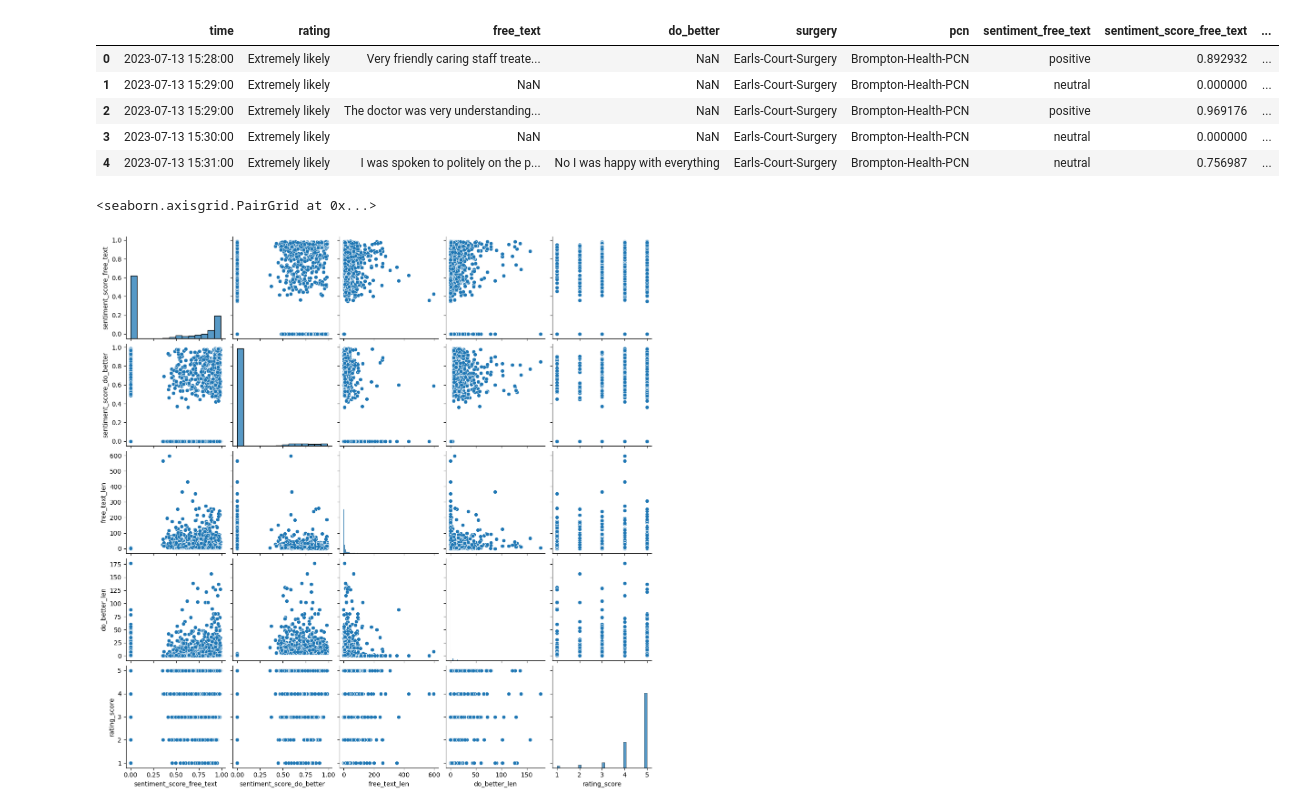
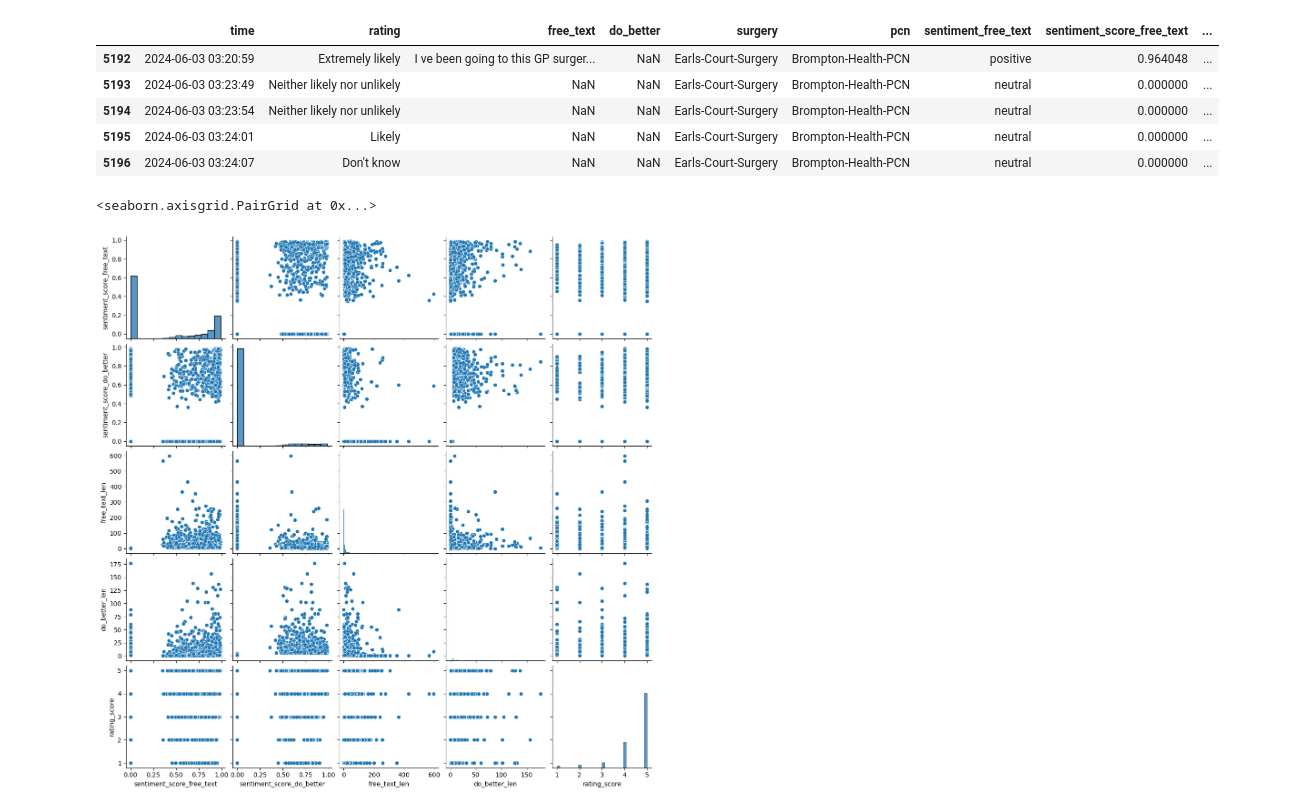
Before and after one commit to janduplessis883/ai-medreview, a Jupyter notebook: notebooks/Untitled.ipynb, the cells around one changed output. Cells and saved outputs as stored; diff of their text form; code cells hidden in the pictures.

```diff
--- a/notebooks/Untitled.ipynb
+++ b/notebooks/Untitled.ipynb
@@ -4,14 +4,14 @@ import seaborn as sns
 import matplotlib.pyplot as plt
 # %%
 data = pd.read_csv('../ai_medreview/data/data.csv')
-data.head()
+data.tail()
 # %% [output]
 |  | time | rating | free_text | do_better | surgery | pcn | sentiment_free_text | sentiment_score_free_text | ... |
-| 0 | 2023-07-13 15:28:00 | Extremely likely | Very friendly caring staff treate... | NaN | Earls-Court-Surgery | Brompton-Health-PCN | positive | 0.892932 | ... |
-| 1 | 2023-07-13 15:29:00 | Extremely likely | NaN | NaN | Earls-Court-Surgery | Brompton-Health-PCN | neutral | 0.000000 | ... |
-| 2 | 2023-07-13 15:29:00 | Extremely likely | The doctor was very understanding... | NaN | Earls-Court-Surgery | Brompton-Health-PCN | positive | 0.969176 | ... |
-| 3 | 2023-07-13 15:30:00 | Extremely likely | NaN | NaN | Earls-Court-Surgery | Brompton-Health-PCN | neutral | 0.000000 | ... |
-| 4 | 2023-07-13 15:31:00 | Extremely likely | I was spoken to politely on the p... | No I was happy with everything | Earls-Court-Surgery | Brompton-Health-PCN | neutral | 0.756987 | ... |
+| 5192 | 2024-06-03 03:20:59 | Extremely likely | I ve been going to this GP surger... | NaN | Earls-Court-Surgery | Brompton-Health-PCN | positive | 0.964048 | ... |
+| 5193 | 2024-06-03 03:23:49 | Neither likely nor unlikely | NaN | NaN | Earls-Court-Surgery | Brompton-Health-PCN | neutral | 0.000000 | ... |
+| 5194 | 2024-06-03 03:23:54 | Neither likely nor unlikely | NaN | NaN | Earls-Court-Surgery | Brompton-Health-PCN | neutral | 0.000000 | ... |
+| 5195 | 2024-06-03 03:24:01 | Likely | NaN | NaN | Earls-Court-Surgery | Brompton-Health-PCN | neutral | 0.000000 | ... |
+| 5196 | 2024-06-03 03:24:07 | Don't know | NaN | NaN | Earls-Court-Surgery | Brompton-Health-PCN | neutral | 0.000000 | ... |
 # %%
 data = data[(data['sentiment_free_text'] == 'negative')]
 # %%
```
Also changed, not shown: 2 other files.
